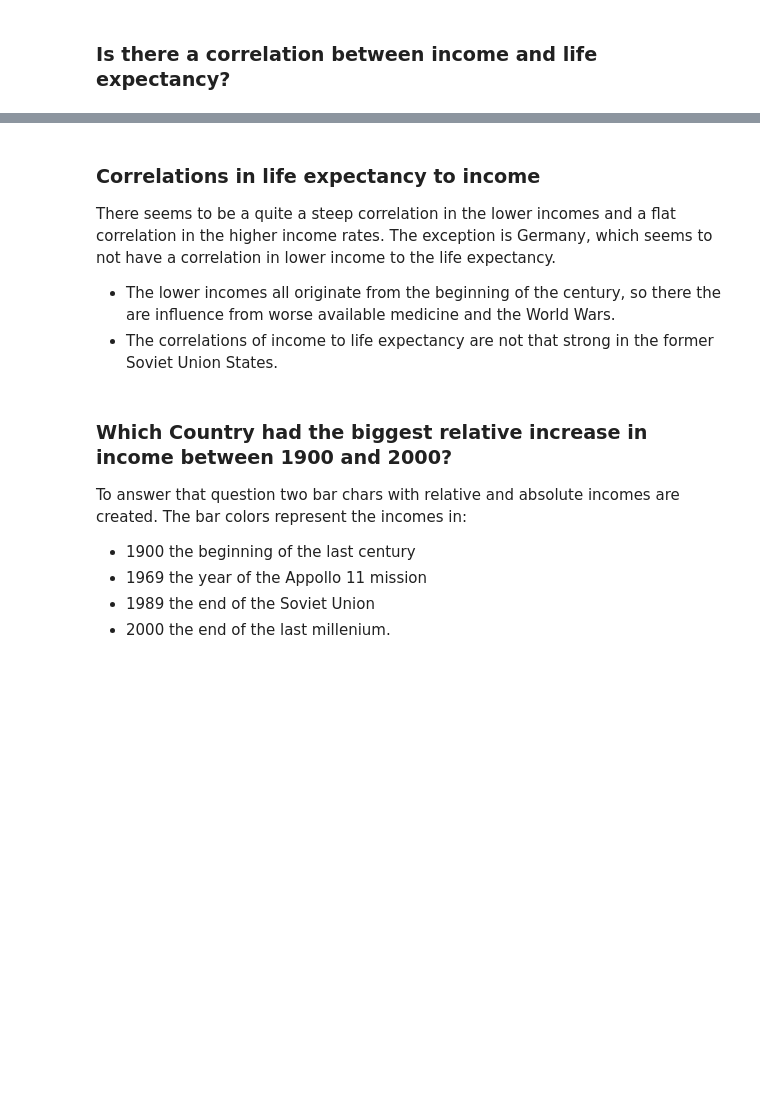
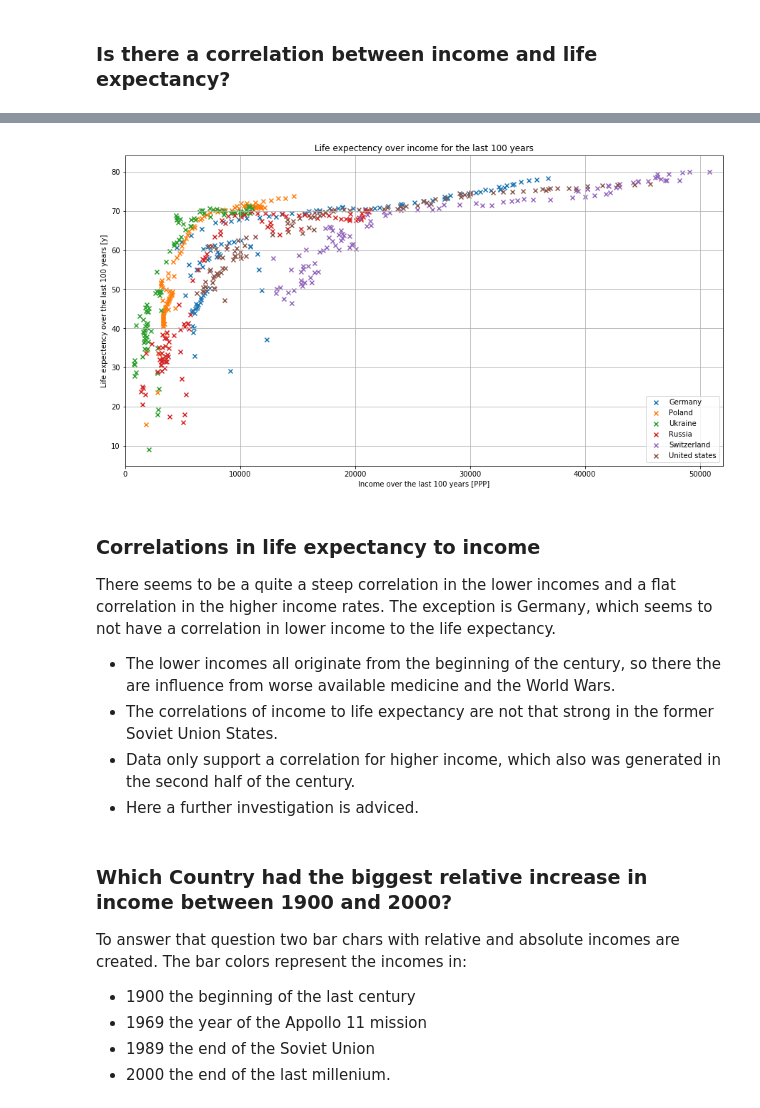
Before and after one commit to schorschie/udacity, a Jupyter notebook: project_02/Gapminder World Dataset Investigation.ipynb, the cells around one changed output, grey strips where cells are left out. Saved outputs shown, nothing was run; the diff lists cells and outputs as text; code cells hidden in the pictures; blank space fills up the shorter version.

```diff
--- a/project_02/Gapminder World Dataset Investigation.ipynb
+++ b/project_02/Gapminder World Dataset Investigation.ipynb
@@ -300,3 +323,7 @@ plt.tight_layout()
+# %%
+_create_life_expectency_plots(final_df)
+# %% [output]
+[figure, added]
 # %% [markdown]
 ### Correlations in life expectancy to income
 
@@ -304,6 +331,8 @@ There seems to be a quite a steep correlation in the lower incomes and a flat co
 
 * The lower incomes all originate from the beginning of the century, so there the are influence from worse available medicine and the World Wars.
 * The correlations of income to life expectancy are not that strong in the former Soviet Union States.
+* Data only support a correlation for higher income, which also was generated in the second half of the century.
+* Here a further investigation is adviced.
 # %% [markdown]
 ### Which Country had the biggest relative increase in income between 1900 and 2000?
 
```
Also changed, not shown: parts of 25 cells of this notebook, 1 other file.
